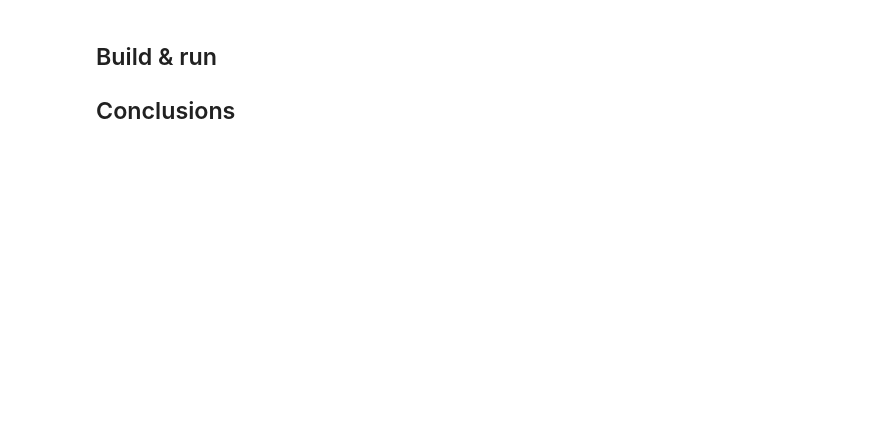
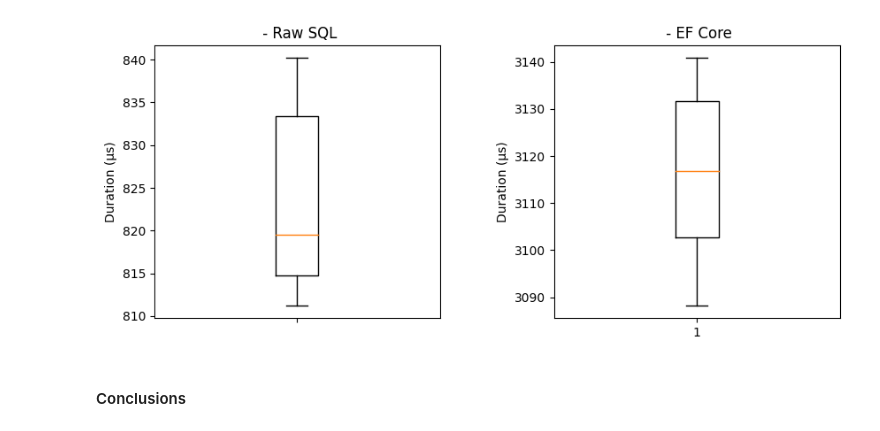
Before and after one commit to VL-CZ/NSWI131-dotnet-db-benchmarks, a Jupyter notebook: report.ipynb, the cells around one changed output. Cells and saved outputs as stored; diff of their text form; code cells hidden in the pictures; blank space fills up the shorter version.

Commit message:
render_benchmarks_graph method added

```diff
--- a/report.ipynb
+++ b/report.ipynb
@@ -41,4 +157,33 @@ So, all of the following benchmarks are ran on these data.
+# %%
+title=''
+
+sql_min, sql_q1, sql_med, sql_q3, sql_max = get_quantiles(sqlite_raw_sql)
+ef_min, ef_q1, ef_med, ef_q3, ef_max = get_quantiles(sqlite_ef)
+unit = get_unit(sqlite_ef)
+
+graph_data = {"Raw SQL": [sql_min, sql_max, sql_med, sql_q1, sql_q3], "EF Core": [ef_min, ef_max, ef_med, ef_q1, ef_q3]}
+
+# Creating a figure and axes
+fig, axes = plt.subplots(1, 2, figsize=(10, 4))
+raw_sql, ef_core = "Raw SQL", "EF Core"
+
+# Plotting the first boxplot
+axes[0].boxplot(graph_data[raw_sql])
+axes[0].set_xticklabels([])
+axes[0].set_title(f"{title} - {raw_sql}")
+axes[0].set_ylabel(f"Duration ({unit})")
+
+# Plotting the second boxplot
+axes[1].boxplot(graph_data[ef_core])
+axes[1].set_title(f"{title} - {ef_core}")
+axes[1].set_ylabel(f"Duration ({unit})")
+
+# Adjusting the spacing between subplots
+plt.subplots_adjust(wspace=0.4)
+
+# Display the plot
+plt.show()
+# %% [output]
+[figure, added]
 # %% [markdown]
-## Build & run
-
-## Conclusions
+#### Conclusions
```
Also changed, not shown: parts of 8 cells of this notebook.
